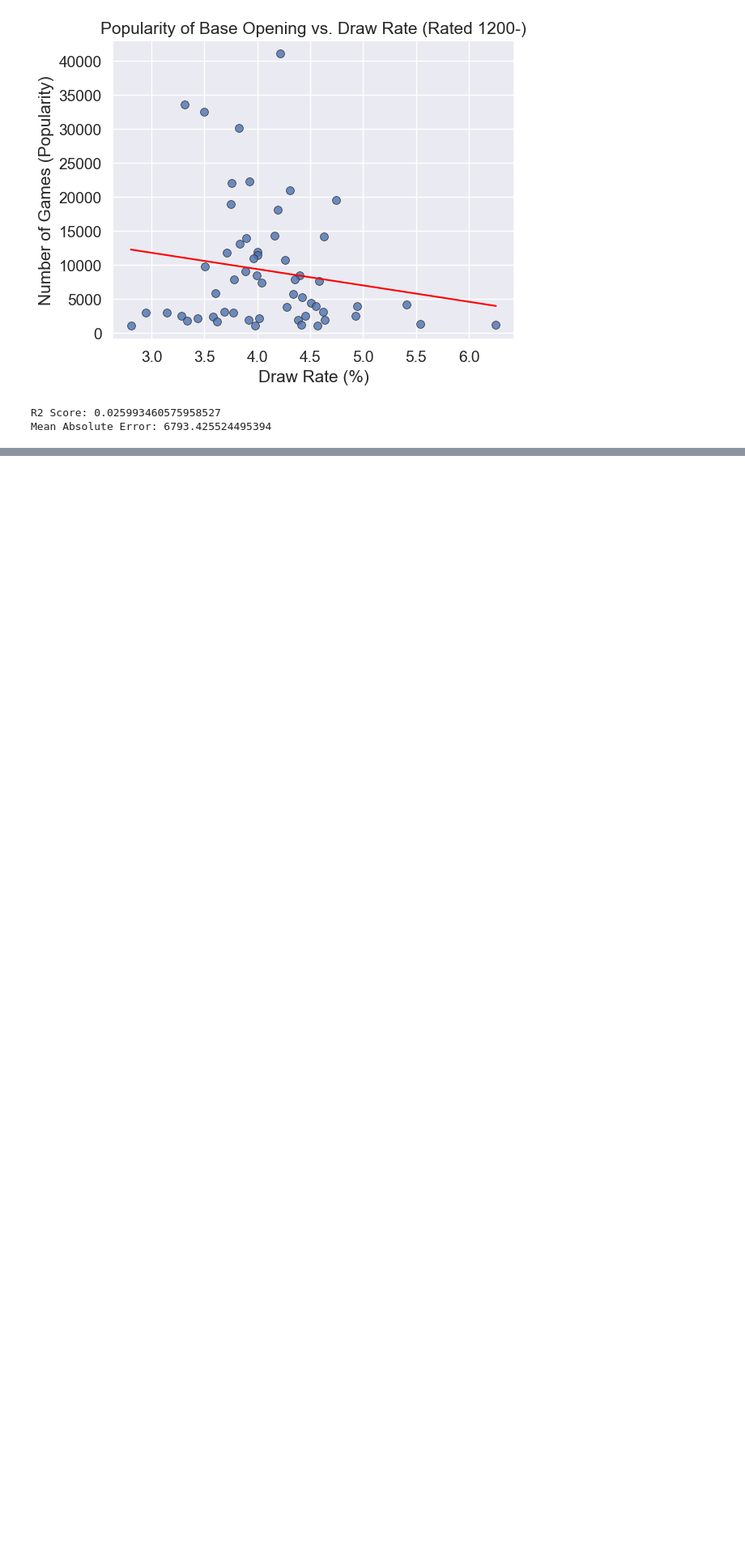
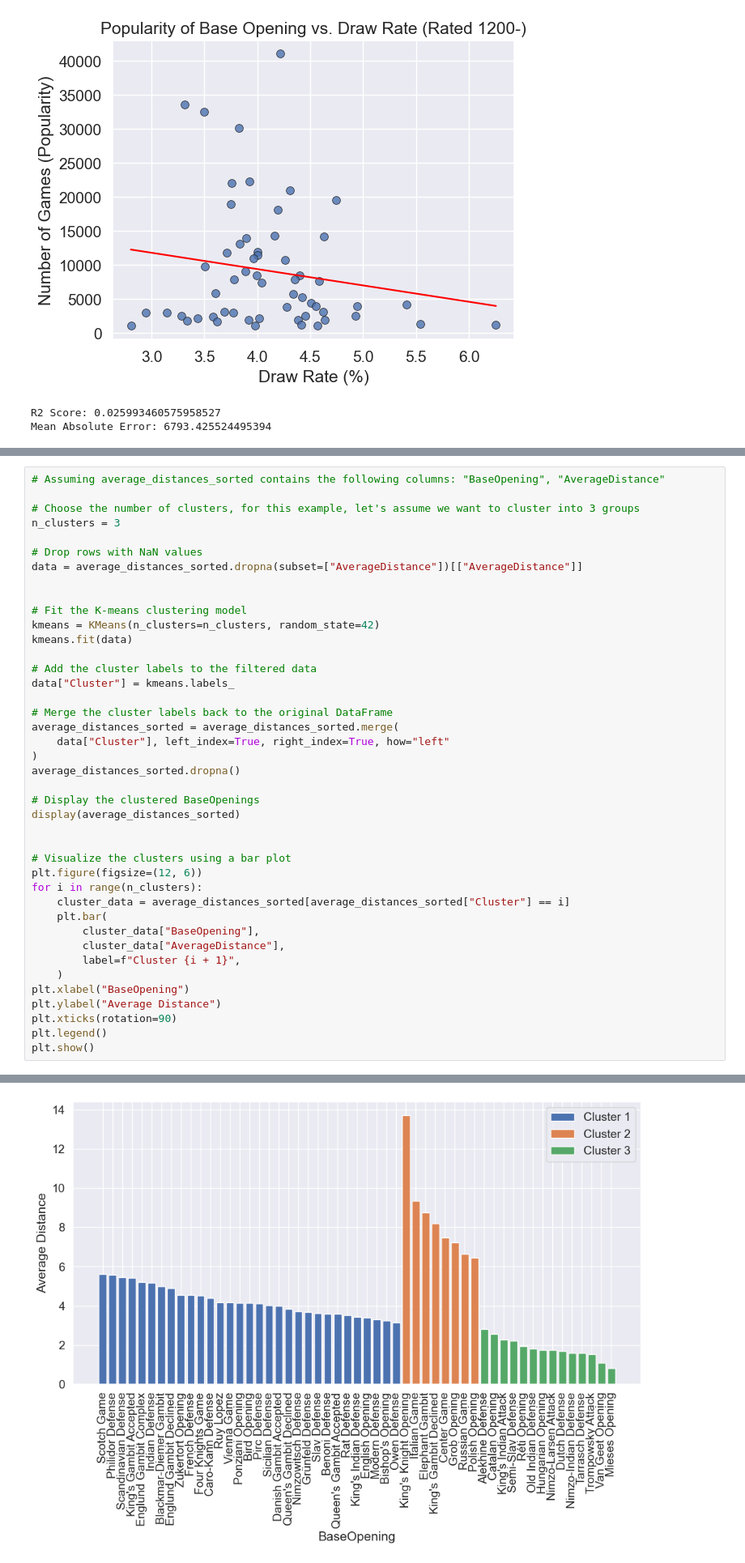
Before and after one commit to IsaacCheng9/machine-learning-in-chess, a Jupyter notebook: src/analyse_chess_data.ipynb, the cells around one changed output, grey strips where cells are left out. Shown at 81% size. Cells and saved outputs as stored; diff of their text form; blank space fills up the shorter version.

Commit message:
Cluster base openings by average similarity of variations

```diff
--- a/src/analyse_chess_data.ipynb
+++ b/src/analyse_chess_data.ipynb
@@ -2642,0 +2777,42 @@ Mean Absolute Error: 6793.425524495394
+# %%
+# Assuming average_distances_sorted contains the following columns: "BaseOpening", "AverageDistance"
+
+# Choose the number of clusters, for this example, let's assume we want to cluster into 3 groups
+n_clusters = 3
+
+# Drop rows with NaN values
+data = average_distances_sorted.dropna(subset=["AverageDistance"])[["AverageDistance"]]
+
+
+# Fit the K-means clustering model
+kmeans = KMeans(n_clusters=n_clusters, random_state=42)
+kmeans.fit(data)
+
+# Add the cluster labels to the filtered data
+data["Cluster"] = kmeans.labels_
+
+# Merge the cluster labels back to the original DataFrame
+average_distances_sorted = average_distances_sorted.merge(
+    data["Cluster"], left_index=True, right_index=True, how="left"
+)
+average_distances_sorted.dropna()
+
+# Display the clustered BaseOpenings
+display(average_distances_sorted)
+
+
+# Visualize the clusters using a bar plot
+plt.figure(figsize=(12, 6))
+for i in range(n_clusters):
+    cluster_data = average_distances_sorted[average_distances_sorted["Cluster"] == i]
+    plt.bar(
+        cluster_data["BaseOpening"],
+        cluster_data["AverageDistance"],
+        label=f"Cluster {i + 1}",
+    )
+plt.xlabel("BaseOpening")
+plt.ylabel("Average Distance")
+plt.xticks(rotation=90)
+plt.legend()
+plt.show()
+# %% [output]
@@ -2642,0 +2832 @@ Mean Absolute Error: 6793.425524495394
+[figure, added]
```
Also changed, not shown: parts of 7 cells of this notebook.
